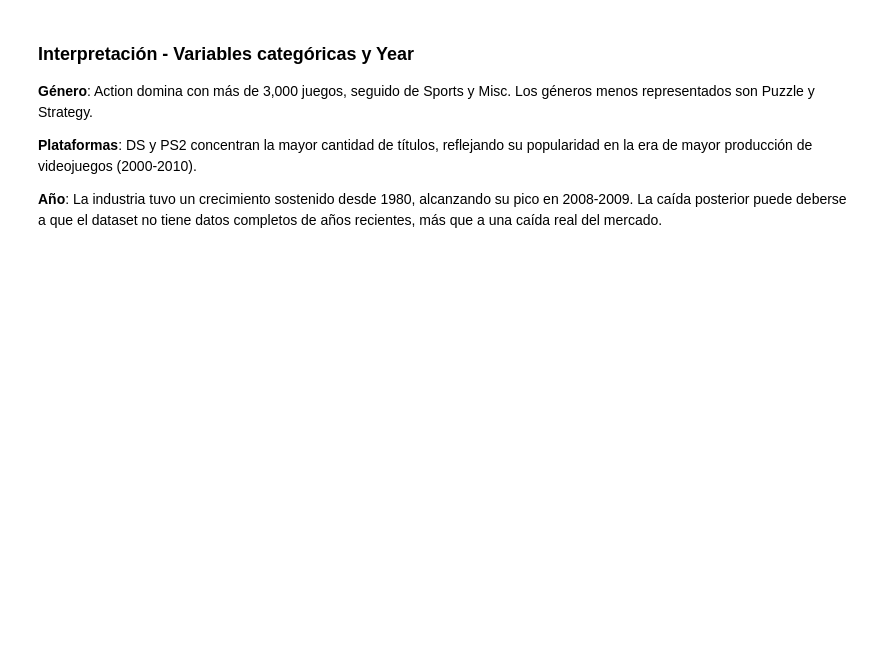
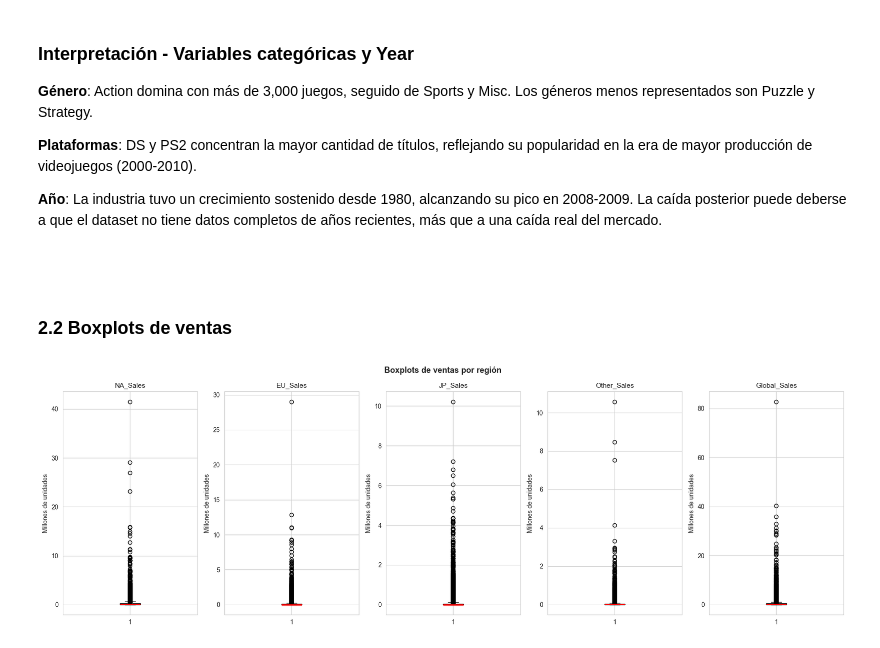
Before and after one commit to Danfezinho/Proyecto-1---Data-mining, a Jupyter notebook: notebooks/analisis.ipynb, the cells around one changed output. Drawn from its saved outputs; the diff is of its cells as text; code cells hidden in the pictures; blank space fills up the shorter version.

Commit message:
EDA - boxplots y pruebas de normalidad Shapiro-Wilk

````diff
--- a/notebooks/analisis.ipynb
+++ b/notebooks/analisis.ipynb
@@ -170,3 +170,22 @@ su popularidad en la era de mayor producción de videojuegos (2000-2010).
 su pico en 2008-2009. La caída posterior puede deberse a que el dataset
 no tiene datos completos de años recientes, más que a una caída real del mercado.
 ```
+# %% [markdown]
+### 2.2 Boxplots de ventas
+# %%
+ventas = ['NA_Sales', 'EU_Sales', 'JP_Sales', 'Other_Sales', 'Global_Sales']
+
+fig, axes = plt.subplots(1, 5, figsize=(18, 6))
+
+for i, col in enumerate(ventas):
+    axes[i].boxplot(df[col].dropna(), patch_artist=True,
+                    boxprops=dict(facecolor='steelblue', color='black'),
+                    medianprops=dict(color='red', linewidth=2))
+    axes[i].set_title(col, fontsize=11)
+    axes[i].set_ylabel('Millones de unidades')
+
+plt.suptitle('Boxplots de ventas por región', fontsize=13, fontweight='bold')
+plt.tight_layout()
+plt.show()
+# %% [output]
+[figure, added]
````
Also changed, not shown: parts of 4 cells of this notebook, 1 other file.
